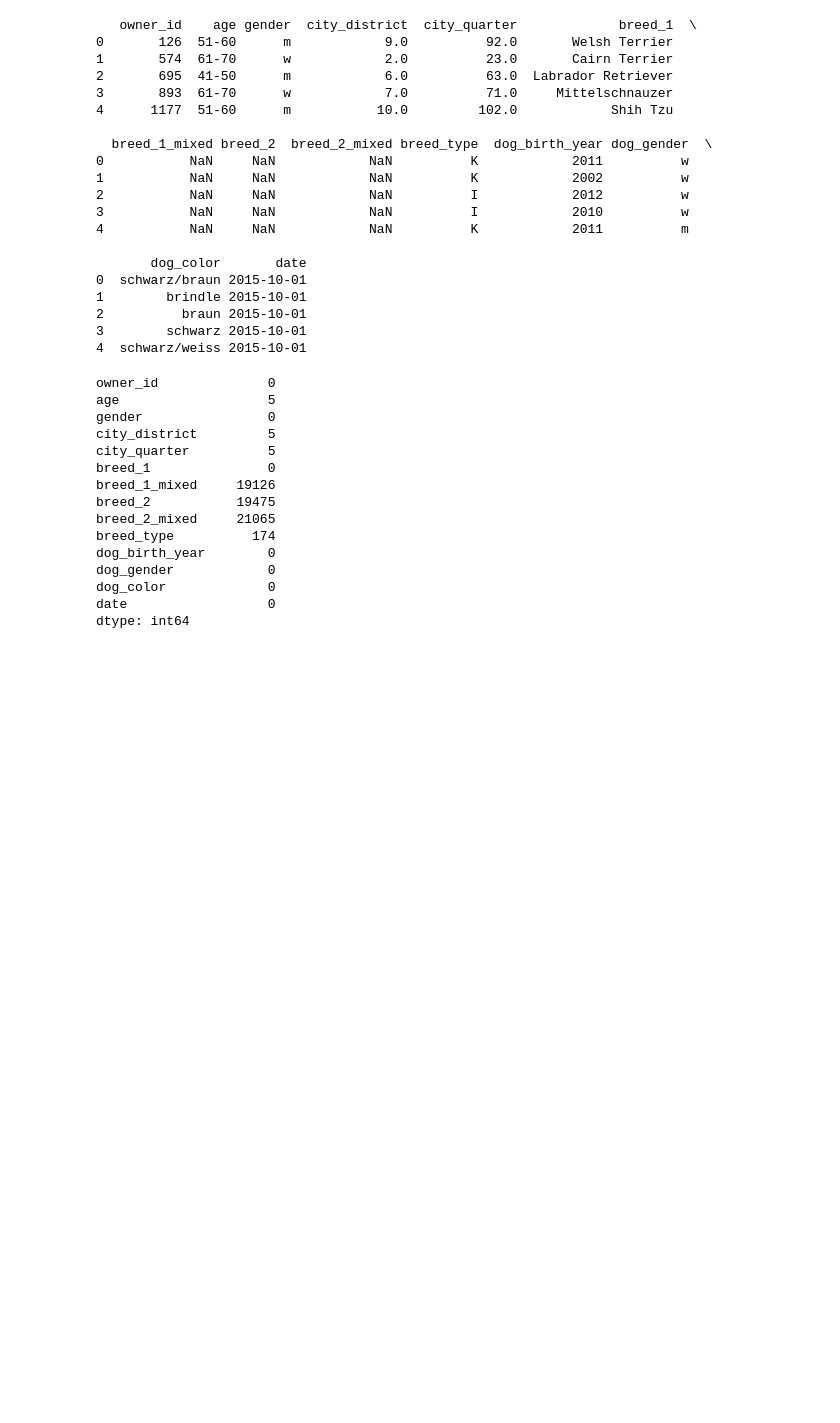
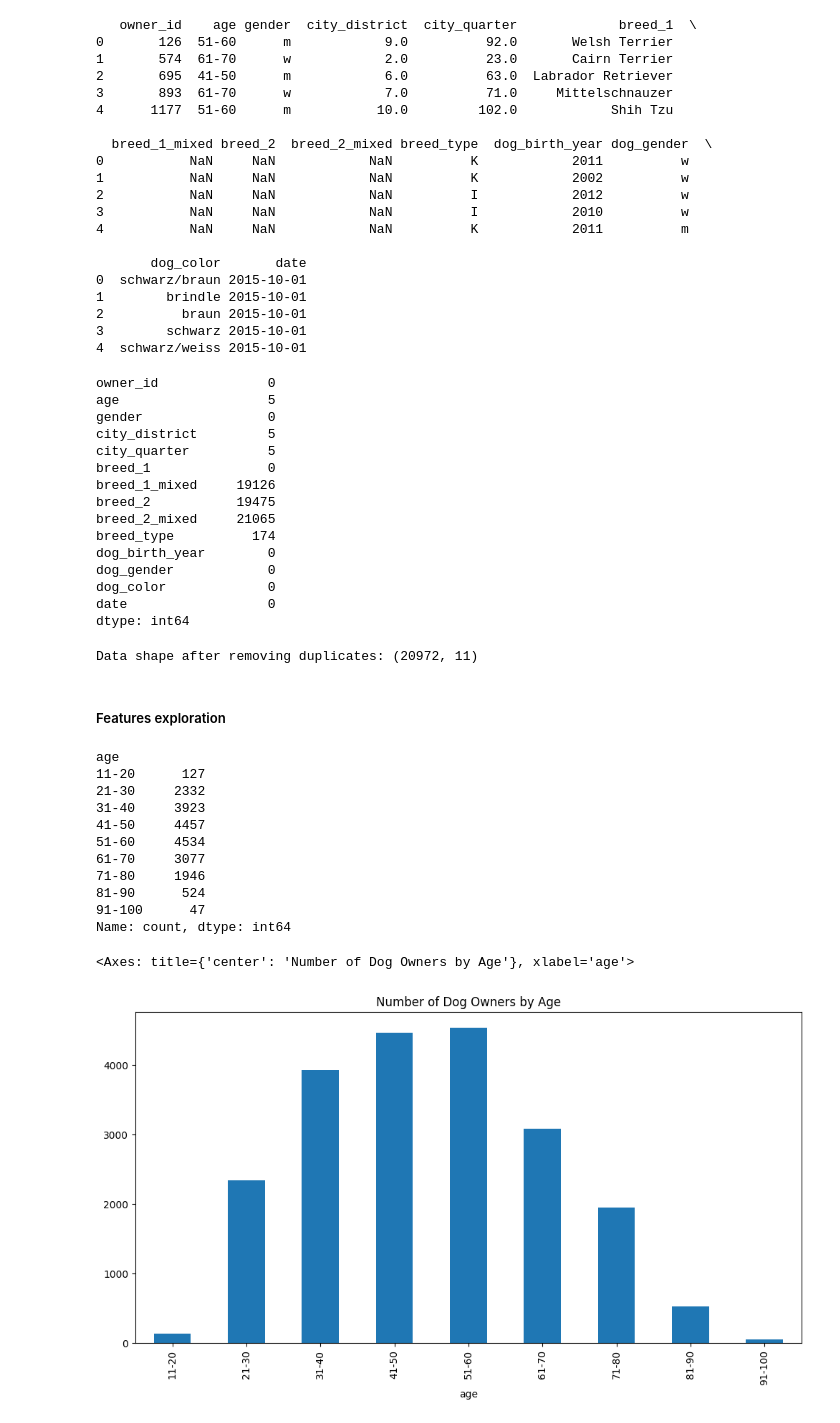
Before and after one commit to DevinFerko/Dogs-of-Zurich, a Jupyter notebook: DogsOfZurichStatsAnalysis.ipynb, the cells around one changed output. Saved outputs shown, nothing was run; the diff lists cells and outputs as text; code cells hidden in the pictures; blank space fills up the shorter version.

```diff
--- a/DogsOfZurichStatsAnalysis.ipynb
+++ b/DogsOfZurichStatsAnalysis.ipynb
@@ -120,3 +122,30 @@ dtype: int64
 # %%
 # Remove cols with too many missing values
 df.drop(columns=['breed_1_mixed','breed_2', 'breed_2_mixed'], inplace=True)
+# %%
+# Remove duplicates if any
+df.drop_duplicates(inplace=True)
+print("Data shape after removing duplicates:", df.shape)
+# %% [output]
+Data shape after removing duplicates: (20972, 11)
+# %% [markdown]
+##### Features exploration
+# %%
+# Plot owners by age
+owners_by_age = df['age'].value_counts().sort_index()
+print(owners_by_age)
+owners_by_age.plot(kind='bar', figsize=(12, 6), title='Number of Dog Owners by Age')
+# %% [output]
+age
+11-20      127
+21-30     2332
+31-40     3923
+41-50     4457
+51-60     4534
+61-70     3077
+71-80     1946
+81-90      524
+91-100      47
+Name: count, dtype: int64
+<Axes: title={'center': 'Number of Dog Owners by Age'}, xlabel='age'>
+[figure, added]
```
Also changed, not shown: parts of 2 cells of this notebook.
